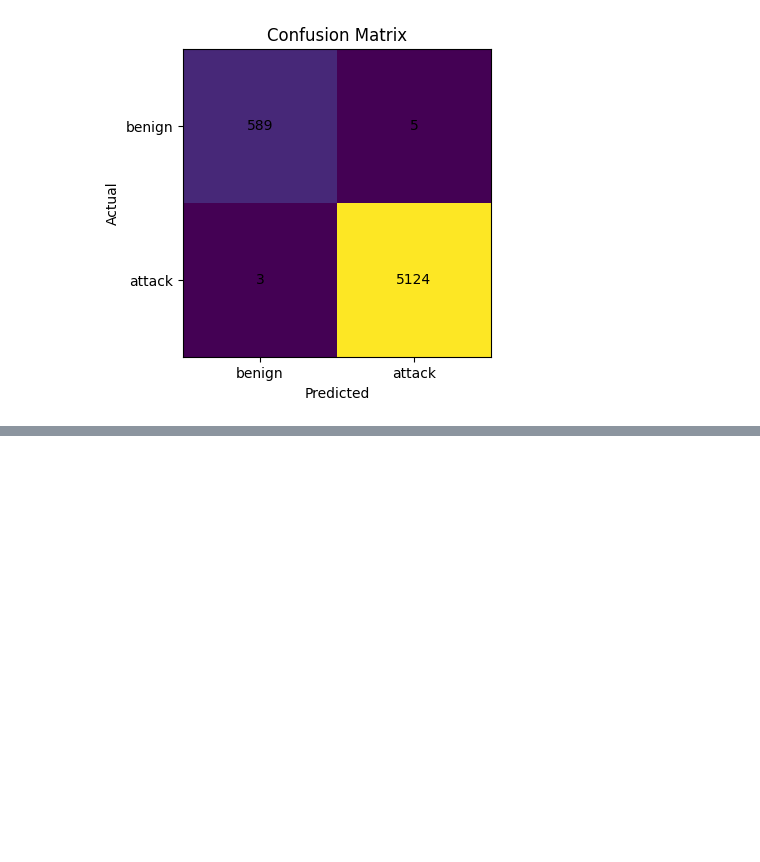
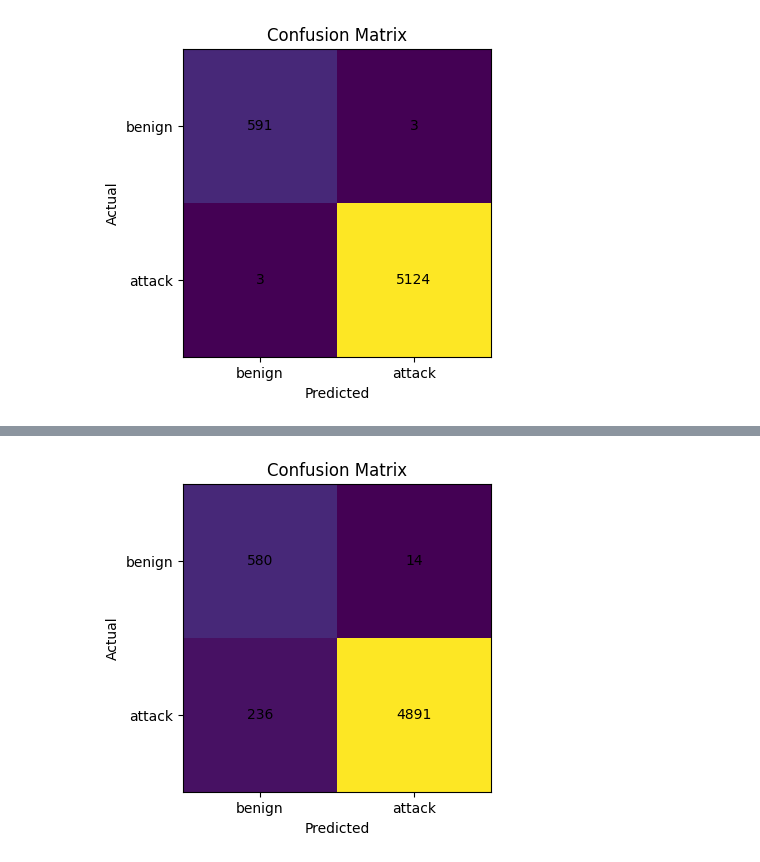
Before and after one commit to ewizzle13/Final-Project-, a Jupyter notebook: finalproject.ipynb, the cells around one changed output, grey strips where cells are left out. Cells and saved outputs as stored; diff of their text form; code cells hidden in the pictures; blank space fills up the shorter version.

Commit message:
Changes made to add Logistic Regression Model

```diff
--- a/finalproject.ipynb
+++ b/finalproject.ipynb
@@ -170,7 +170,13 @@ plt.show()
 # %%
 x_train, x_test, y_train, y_test = train_test_split(x, y, test_size=0.2, random_state=42, stratify=y)
 print(y_test.value_counts())
+
+# fill missing values using median (best for numeric features)
+x_train = x_train.fillna(x_train.median())
+x_test = x_test.fillna(x_train.median())  # use TRAIN stats
+
 scaler = StandardScaler()
+
 
 numeric_cols = x_train.select_dtypes(include=[np.number]).columns
 
@@ -179,6 +185,8 @@ x_test = x_test.copy()
 
 x_train[numeric_cols] = scaler.fit_transform(x_train[numeric_cols])
 x_test[numeric_cols] = scaler.transform(x_test[numeric_cols])
+
+np.unique(y_train, return_counts=True)
 # %% [output]
 Label
 attack    5127
@@ -239,3 +247,23 @@ for i in range(cm.shape[0]):
 plt.show()
 # %% [output]
 [figure]
+# %%
+lr = LogisticRegression(max_iter=2000, class_weight="balanced")
+
+lr.fit(x_train, y_train)
+
+y_pred = lr.predict(x_test)
+# %%
+acc = accuracy_score(y_test, y_pred)
+f1 = f1_score(y_test, y_pred, pos_label="attack")
+recall = recall_score(y_test, y_pred, pos_label="attack")
+precision = precision_score(y_test, y_pred, pos_label="attack")
+cm = confusion_matrix(y_test, y_pred, labels=["benign", "attack"])
+
+print(f"Classification Report:\n{report}")
+print(f"Accuracy: {acc:.4f}")
+print(f"F1 Score: {f1:.4f}")
+print(f"Recall: {recall:.4f}")
+print(f"Precision: {precision:.4f}")
+print("Confusion Matrix:")
+print(cm)
@@ -241,0 +288,16 @@ plt.show()
+# %%
+plt.figure(figsize=(6, 4))
+plt.imshow(cm)
+plt.xticks([0, 1], ["benign", "attack"])
+plt.yticks([0, 1], ["benign", "attack"])
+plt.xlabel("Predicted")
+plt.ylabel("Actual")
+plt.title("Confusion Matrix")
+
+for i in range(cm.shape[0]):
+    for j in range(cm.shape[1]):
+        plt.text(j, i, cm[i, j], ha="center", va="center")
+
+plt.show()
+# %% [output]
+[figure, added]
```
Also changed, not shown: parts of 5 cells of this notebook.
